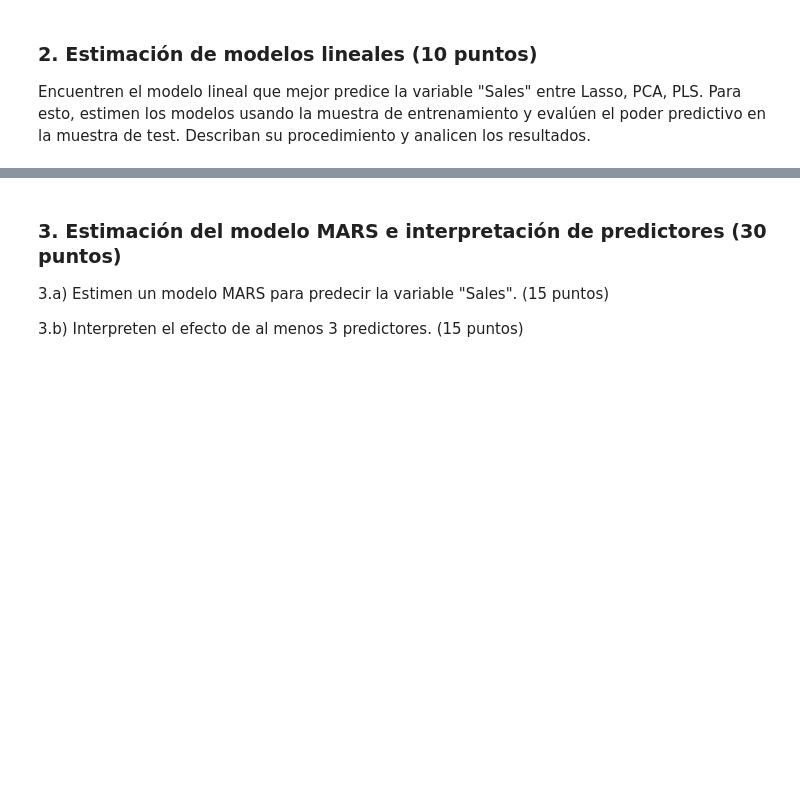
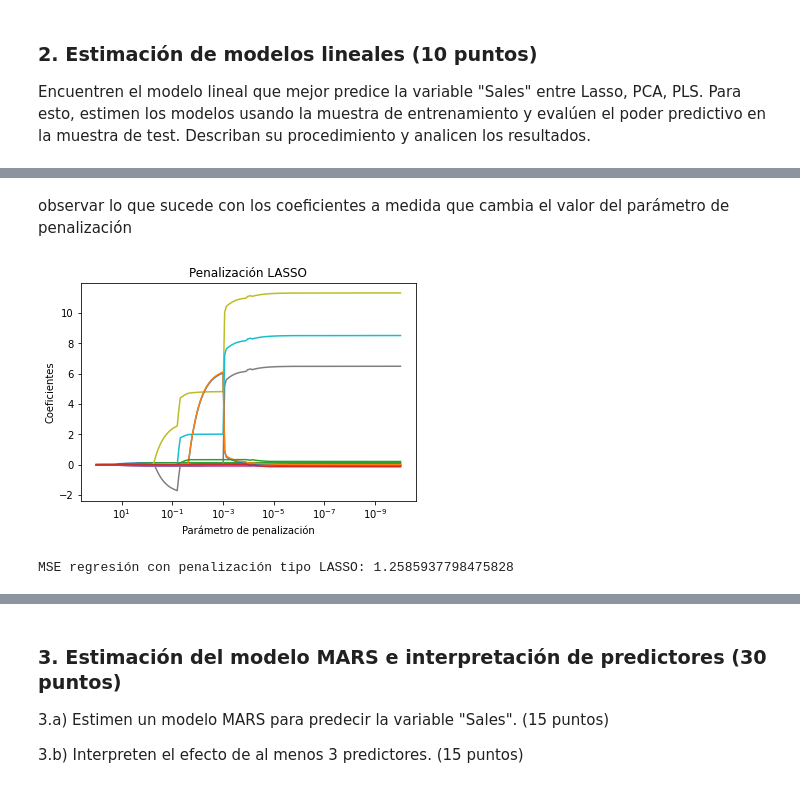
Before and after one commit to carrasquintero/Entrega_ETL, a Jupyter notebook: ML/Caso implementación de modelos no lineales aditivos en un problema de regresión.ipynb, the cells around one changed output, grey strips where cells are left out. Cells and saved outputs as stored; diff of their text form; code cells hidden in the pictures; blank space fills up the shorter version.

```diff
--- a/ML/Caso implementación de modelos no lineales aditivos en un problema de regresión.ipynb
+++ b/ML/Caso implementación de modelos no lineales aditivos en un problema de regresión.ipynb
@@ -102,0 +180,6 @@ Encuentren el modelo lineal que mejor predice la variable "Sales" entre Lasso, P
+# %%
+pls = PLSRegression(n_components=p)
+pls.fit(XTrain, yTrain)
+prediccionPLS=pls.predict(XTest)
+### convierte a las predicciones anteriores en el tipo de estructura de datos necesaria para proceder
+prediccionPLS=np.hstack(prediccionPLS)
@@ -102,0 +197,10 @@ Encuentren el modelo lineal que mejor predice la variable "Sales" entre Lasso, P
+# %%
+n_alphas = 200
+alphasCalibrar = np.logspace(-10, 2, n_alphas)
+modeloLASSO = LassoCV(alphas=alphasCalibrar).fit(XTrain, yTrain)
+print('El parámetro de penalización es:')
+print(modeloLASSO.alpha_)
+print('El valor del R^2 es:')
+print(modeloLASSO.score(XTrain, yTrain))
+print('Los coeficientes estimados son:')
+print(modeloLASSO.coef_)
@@ -102,0 +217,33 @@ Encuentren el modelo lineal que mejor predice la variable "Sales" entre Lasso, P
+# %% [markdown]
+observar lo que sucede con los coeficientes a medida que cambia el valor del parámetro de penalización
+# %%
+coefs = []
+for a in alphasCalibrar:
+    lasso = Lasso(alpha=a, fit_intercept=False,max_iter=10000)
+    lasso.fit(XTrain, yTrain)
+    coefs.append(lasso.coef_)
+
+# Presentación de resultados
+
+ax = plt.gca()
+
+ax.plot(alphasCalibrar, coefs)
+ax.set_xscale('log')
+ax.set_xlim(ax.get_xlim()[::-1])  # reverse axis
+plt.xlabel('Parámetro de penalización')
+plt.ylabel('Coeficientes')
+plt.title('Penalización LASSO')
+plt.axis('tight')
+plt.show()
+# %% [output]
+[figure, added]
+# %%
+import numpy as np
+
+prediccionLASSO_array = np.ravel(prediccionLASSO)  # Si prediccionLASSO no es 1D
+yTest_array = yTest.values.ravel()                 # Convertir yTest a array 1D
+
+MSELASSO = np.average(np.square(prediccionLASSO_array - yTest_array))
+print('MSE regresión con penalización tipo LASSO:', MSELASSO)
+# %% [output]
+MSE regresión con penalización tipo LASSO: 1.2585937798475828
```
Also changed, not shown: parts of 46 cells of this notebook.
